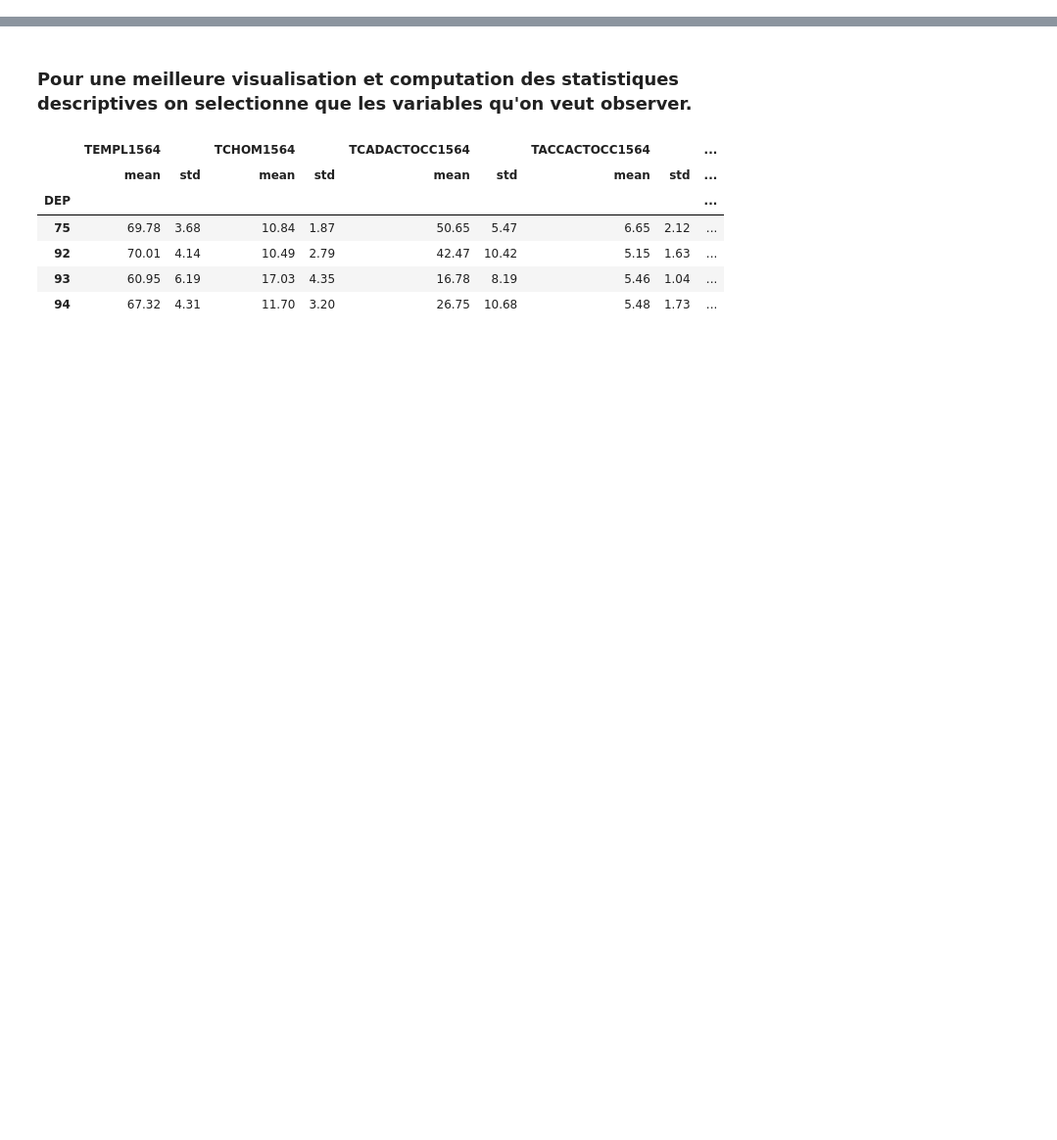
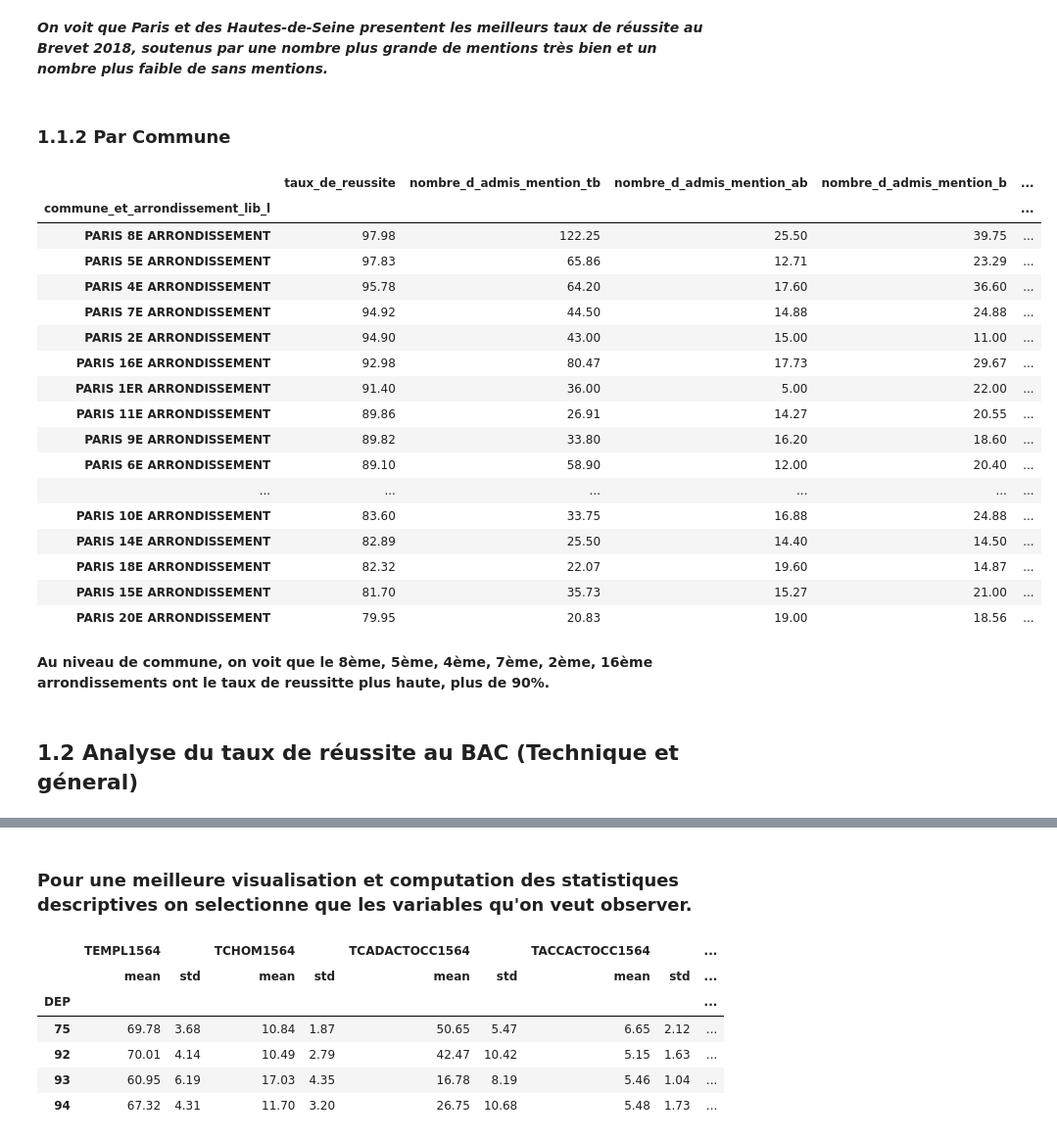
Before and after one commit to AleMax2/Project-python, a Jupyter notebook: 1. Analyse Descriptive année 2020.ipynb, the cells around one changed output, grey strips where cells are left out. Shown at 98% size. Drawn from its saved outputs; the diff is of its cells as text; code cells hidden in the pictures; blank space fills up the shorter version.

```diff
--- a/1. Analyse Descriptive année 2020.ipynb
+++ b/1. Analyse Descriptive année 2020.ipynb
@@ -133,0 +143,29 @@ cmap=LinearSegmentedColormap.from_list('rg',["r", "w", "g"], N=256)
+# %% [markdown]
+***On voit que Paris et des Hautes-de-Seine presentent les meilleurs taux de réussite au Brevet 2018, soutenus par une nombre plus grande de mentions très bien et un nombre plus faible de sans mentions.***
+# %% [markdown]
+### 1.1.2 Par Commune
+# %%
+df1_brevet[(df1_brevet['academie_libelle']=='PARIS') & (df1_brevet['session']==2018)].groupby(['commune_et_arrondissement_lib_l'])['taux_de_reussite','nombre_d_admis_mention_tb','nombre_d_admis_mention_ab', 'nombre_d_admis_mention_b', 'nombre_d_admis_sans_mention'].mean().round(2).sort_values(by=['taux_de_reussite'], ascending=False)
+# %% [output]
+|  | taux_de_reussite | nombre_d_admis_mention_tb | nombre_d_admis_mention_ab | nombre_d_admis_mention_b | ... |
+| commune_et_arrondissement_lib_l |  |  |  |  | ... |
+| PARIS 8E ARRONDISSEMENT | 97.98 | 122.25 | 25.50 | 39.75 | ... |
+| PARIS 5E ARRONDISSEMENT | 97.83 | 65.86 | 12.71 | 23.29 | ... |
+| PARIS 4E ARRONDISSEMENT | 95.78 | 64.20 | 17.60 | 36.60 | ... |
+| PARIS 7E ARRONDISSEMENT | 94.92 | 44.50 | 14.88 | 24.88 | ... |
+| PARIS 2E ARRONDISSEMENT | 94.90 | 43.00 | 15.00 | 11.00 | ... |
+| PARIS 16E ARRONDISSEMENT | 92.98 | 80.47 | 17.73 | 29.67 | ... |
+| PARIS 1ER ARRONDISSEMENT | 91.40 | 36.00 | 5.00 | 22.00 | ... |
+| PARIS 11E ARRONDISSEMENT | 89.86 | 26.91 | 14.27 | 20.55 | ... |
+| PARIS 9E ARRONDISSEMENT | 89.82 | 33.80 | 16.20 | 18.60 | ... |
+| PARIS 6E ARRONDISSEMENT | 89.10 | 58.90 | 12.00 | 20.40 | ... |
+| ... | ... | ... | ... | ... | ... |
+| PARIS 10E ARRONDISSEMENT | 83.60 | 33.75 | 16.88 | 24.88 | ... |
+| PARIS 14E ARRONDISSEMENT | 82.89 | 25.50 | 14.40 | 14.50 | ... |
+| PARIS 18E ARRONDISSEMENT | 82.32 | 22.07 | 19.60 | 14.87 | ... |
+| PARIS 15E ARRONDISSEMENT | 81.70 | 35.73 | 15.27 | 21.00 | ... |
+| PARIS 20E ARRONDISSEMENT | 79.95 | 20.83 | 19.00 | 18.56 | ... |
+# %% [markdown]
+**Au niveau de commune, on voit que le 8ème, 5ème, 4ème, 7ème, 2ème, 16ème arrondissements ont le taux de reussitte plus haute, plus de 90%.**
+# %% [markdown]
+## 1.2 Analyse du taux de réussite au BAC (Technique et géneral)
```
Also changed, not shown: parts of 34 cells of this notebook, 1 other file.
